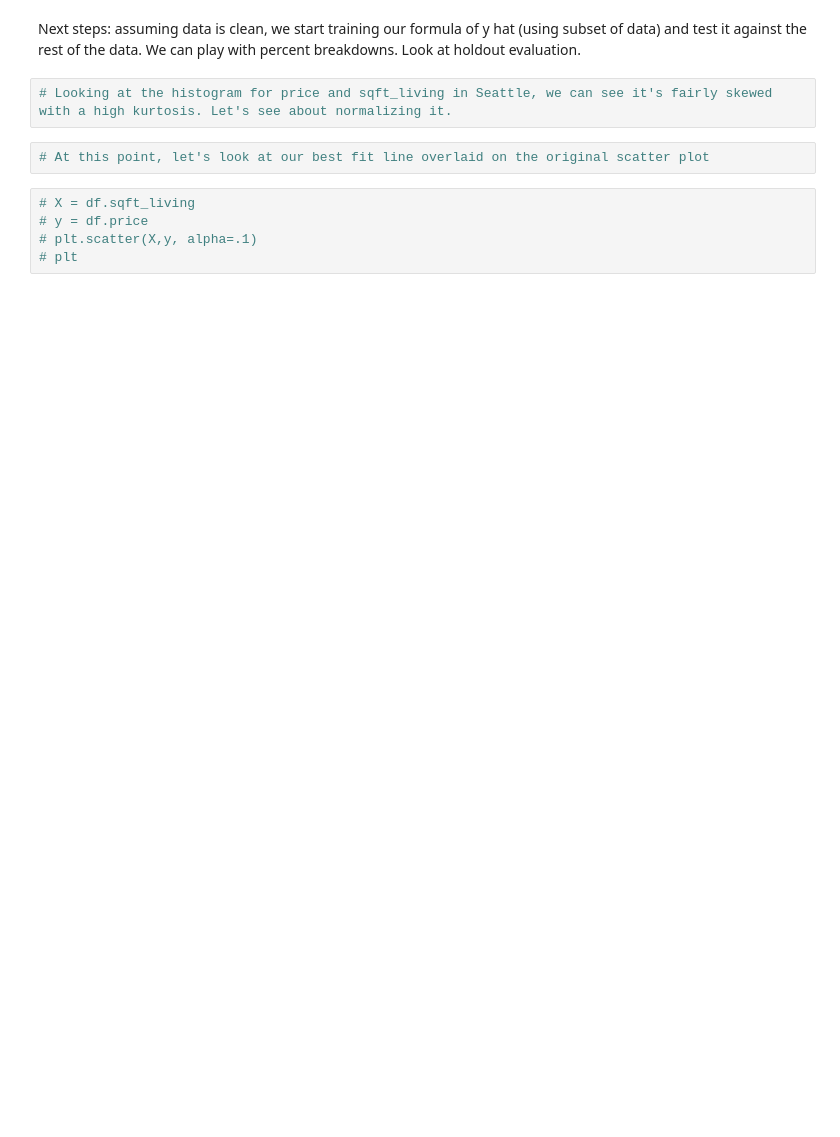
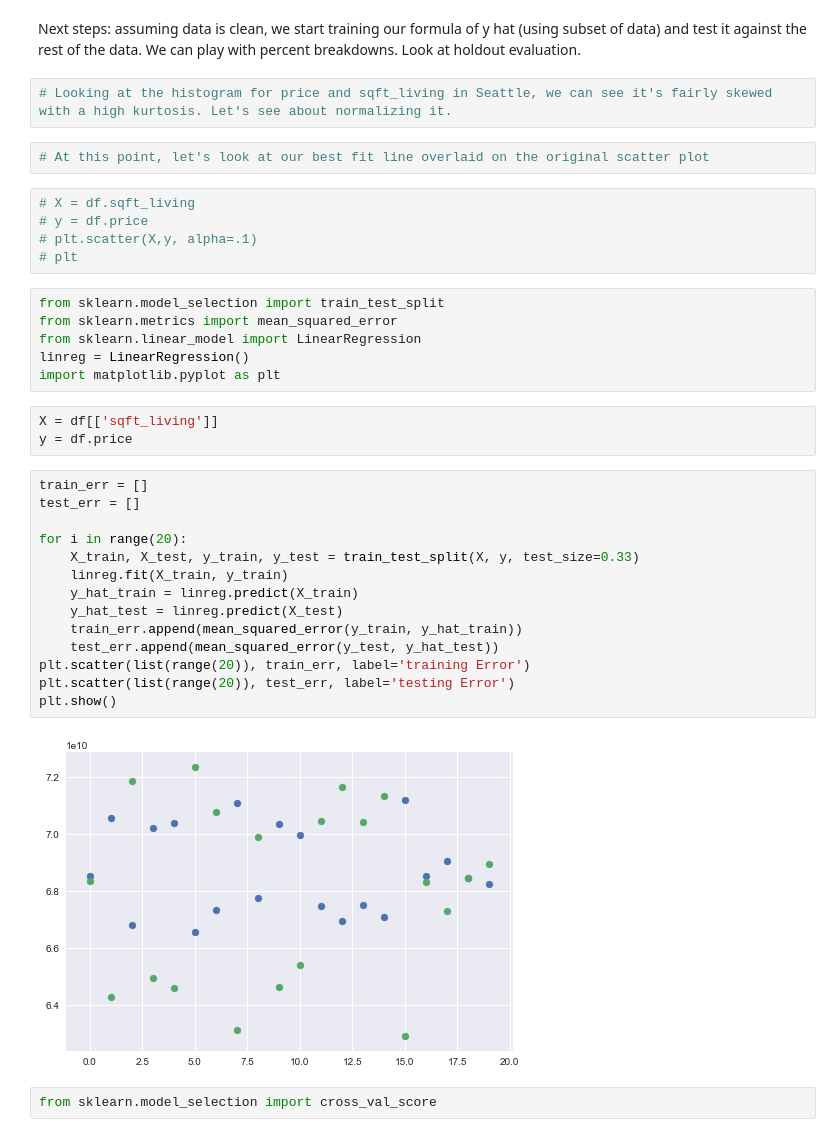
Before and after one commit to flatiron-data-science/dsc-1-final-project, a Jupyter notebook: pat_scratch.ipynb, the cells around one changed output. Drawn from its saved outputs; the diff is of its cells as text; blank space fills up the shorter version.

```diff
--- a/pat_scratch.ipynb
+++ b/pat_scratch.ipynb
@@ -241,3 +249,30 @@ Look at holdout evaluation.
 # y = df.price
 # plt.scatter(X,y, alpha=.1)
 # plt
+# %%
+from sklearn.model_selection import train_test_split
+from sklearn.metrics import mean_squared_error
+from sklearn.linear_model import LinearRegression
+linreg = LinearRegression()
+import matplotlib.pyplot as plt
+# %%
+X = df[['sqft_living']]
+y = df.price
+# %%
+train_err = []
+test_err = []
+
+for i in range(20):
+    X_train, X_test, y_train, y_test = train_test_split(X, y, test_size=0.33)
+    linreg.fit(X_train, y_train)
+    y_hat_train = linreg.predict(X_train)
+    y_hat_test = linreg.predict(X_test)
+    train_err.append(mean_squared_error(y_train, y_hat_train))
+    test_err.append(mean_squared_error(y_test, y_hat_test))
+plt.scatter(list(range(20)), train_err, label='training Error')
+plt.scatter(list(range(20)), test_err, label='testing Error')
+plt.show()
+# %% [output]
+[figure, added]
+# %%
+from sklearn.model_selection import cross_val_score
```
Also changed, not shown: parts of 7 cells of this notebook, 2 other files.
